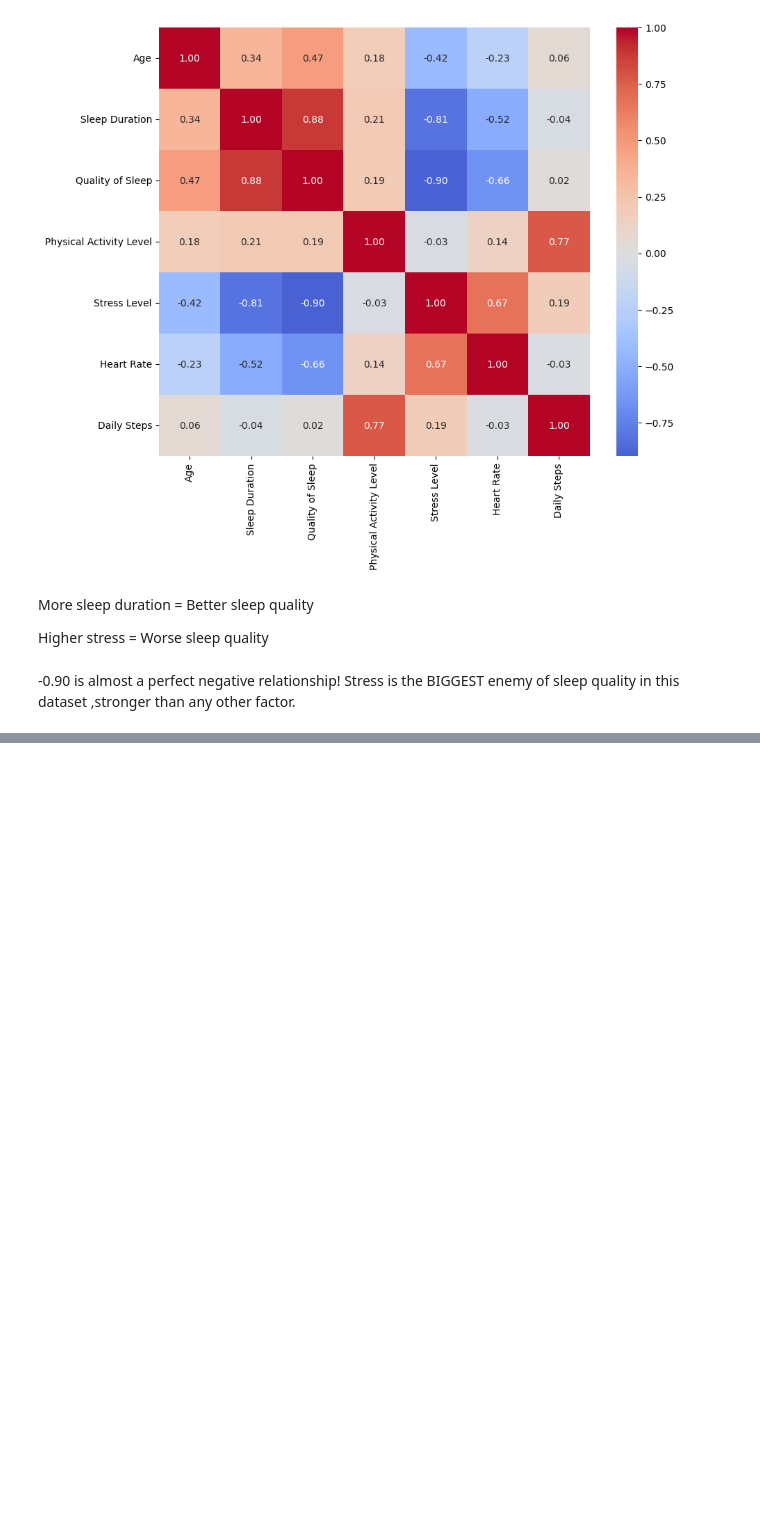
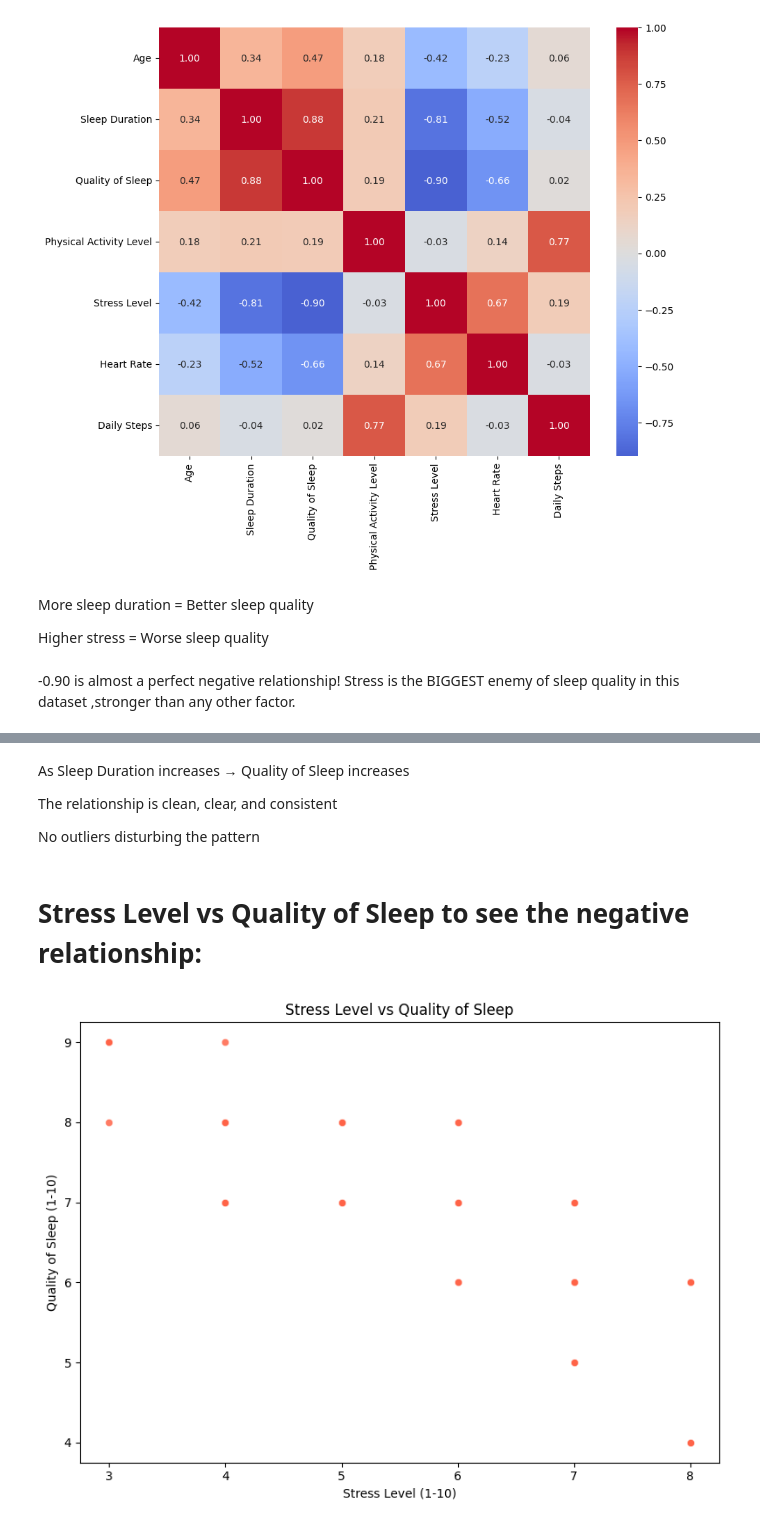
Before and after one commit to suzzzel5/Sleep-health-and-lifestyle-, a Jupyter notebook: notebooks/02_sleep_bivariate_analysis.ipynb, the cells around one changed output, grey strips where cells are left out. Cells and saved outputs as stored; diff of their text form; code cells hidden in the pictures; blank space fills up the shorter version.

```diff
--- a/notebooks/02_sleep_bivariate_analysis.ipynb
+++ b/notebooks/02_sleep_bivariate_analysis.ipynb
@@ -102,0 +115,24 @@ in this dataset ,stronger than any other factor.
+# %% [markdown]
+As Sleep Duration increases → Quality of Sleep increases
+
+The relationship is clean, clear, and consistent
+
+No outliers disturbing the pattern
+# %% [markdown]
+# Stress Level vs Quality of Sleep to see the negative relationship:
+# %%
+plt.figure(figsize=(8, 6))
+
+sns.scatterplot(data=df,
+                    x='Stress Level',
+                    y='Quality of Sleep',
+                    color='tomato',
+                    alpha=0.6)
+
+plt.title('Stress Level vs Quality of Sleep')
+plt.xlabel('Stress Level (1-10)')
+plt.ylabel('Quality of Sleep (1-10)')
+plt.tight_layout()
+plt.show()
+# %% [output]
+[figure, added]
```
Also changed, not shown: parts of 8 cells of this notebook.
